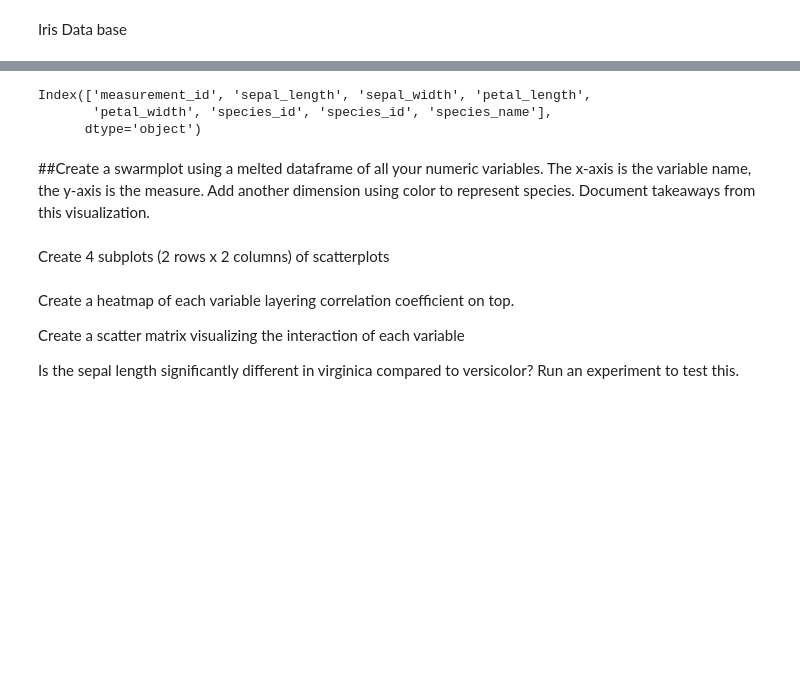
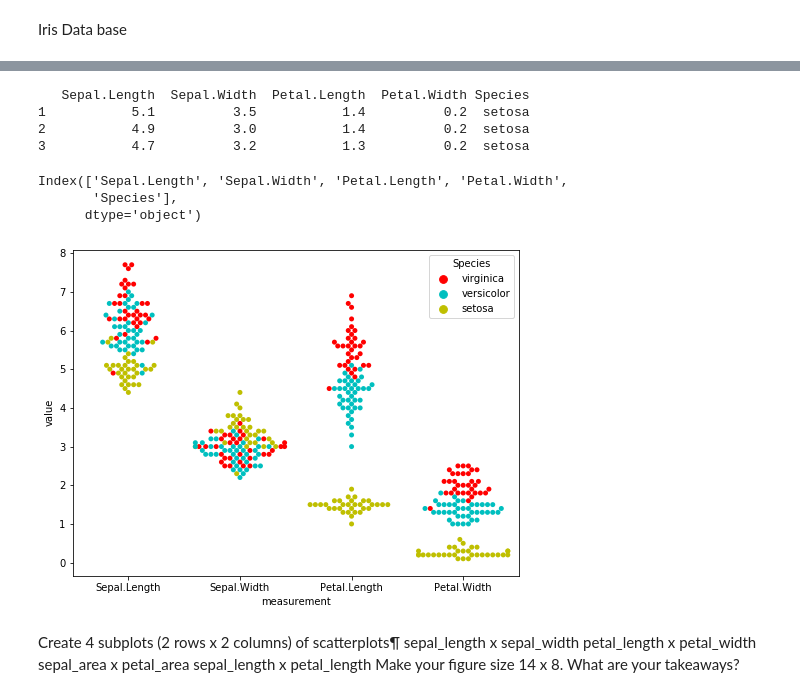
Before and after one commit to Mattsantos541/ds-methodologies-exercises, a Jupyter notebook: Classification/classification_exercises.ipynb, the cells around one changed output, grey strips where cells are left out. Cells and saved outputs as stored; diff of their text form; code cells hidden in the pictures; blank space fills up the shorter version.

```diff
--- a/Classification/classification_exercises.ipynb
+++ b/Classification/classification_exercises.ipynb
@@ -144,12 +152,0 @@ Index(['measurement_id', 'sepal_length', 'sepal_width', 'petal_length',
-# %%
-train_iris, test_iris= split_scale.split_my_data(df_iris, .7, 123)
-
-train_iris.columns
-# %% [output]
-Index(['measurement_id', 'sepal_length', 'sepal_width', 'petal_length',
-       'petal_width', 'species_id', 'species_id', 'species_name'],
-      dtype='object')
-# %% [markdown]
-##Create a swarmplot using a melted dataframe of all your numeric variables.
-The x-axis is the variable name, the y-axis is the measure. Add another dimension using color to represent
-species. Document takeaways from this visualization.
@@ -161,8 +153,39 @@ df_iris= pd.DataFrame(df_iris)
+# %%
+from pydataset import data
+
+iris = data('iris')
+iris
+print(iris.head(3))
+df = iris
+# %% [output]
+   Sepal.Length  Sepal.Width  Petal.Length  Petal.Width Species
+1           5.1          3.5           1.4          0.2  setosa
+2           4.9          3.0           1.4          0.2  setosa
+3           4.7          3.2           1.3          0.2  setosa
+# %%
+train_df, test_df = split_scale.train_test_split(
+    df, test_size=.30, random_state=123)
+
+train_df.columns
+# %% [output]
+Index(['Sepal.Length', 'Sepal.Width', 'Petal.Length', 'Petal.Width',
+       'Species'],
+      dtype='object')
+# %%
+df_melt = pd.melt(train_df[['Sepal.Length', 'Sepal.Width', 'Petal.Length', 'Petal.Width',
+       'Species']], "Species", var_name="measurement")
+plt.figure(figsize=(8,6))
+# Draw a categorical scatterplot to show each observation
+p = sns.swarmplot(x="measurement", y="value", hue="Species",
+              palette=["r", "c", "y"], data=df_melt)
+# p.set(yscale="log")
+plt.show()
+# %% [output]
+[figure, added]
 # %% [markdown]
-Create 4 subplots (2 rows x 2 columns) of scatterplots
+Create 4 subplots (2 rows x 2 columns) of scatterplots¶
+sepal_length x sepal_width
+petal_length x petal_width
+sepal_area x petal_area
+sepal_length x petal_length
+Make your figure size 14 x 8. What are your takeaways?
-# %% [markdown]
-Create a heatmap of each variable layering correlation coefficient on top.
-
-Create a scatter matrix visualizing the interaction of each variable
-
-Is the sepal length significantly different in virginica compared to versicolor? Run an experiment to test this.
```
Also changed, not shown: parts of 16 cells of this notebook, 2 other files.
